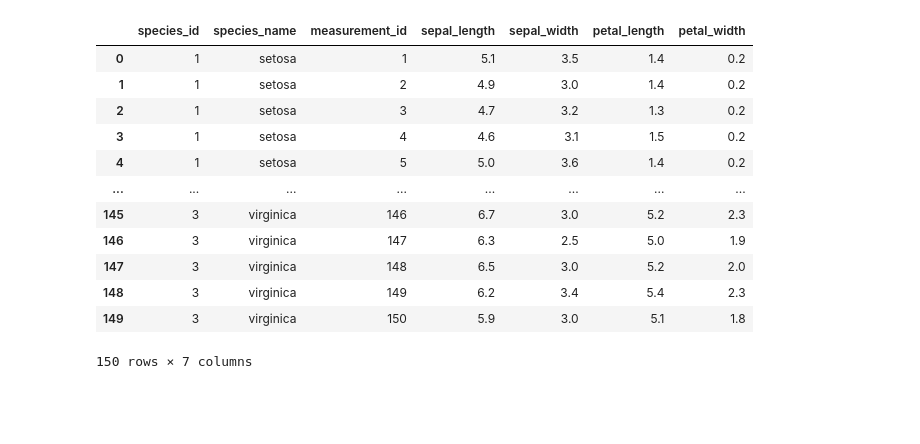
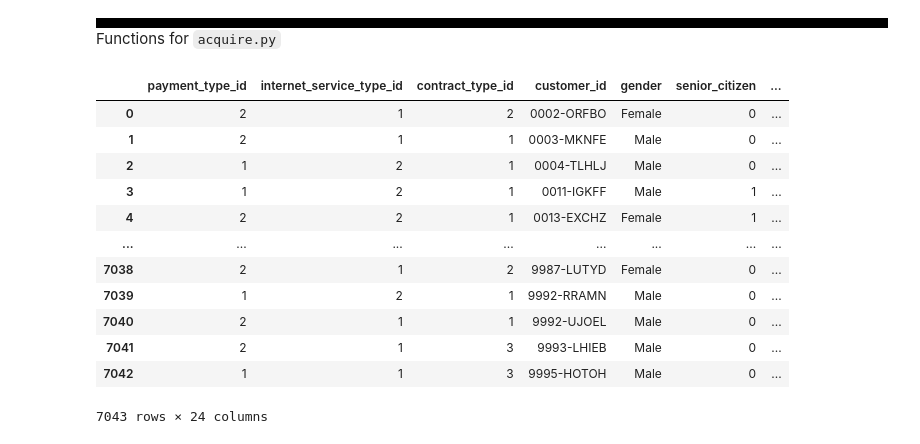
Before and after one commit to martin-reyes/5_classification-exercises, a Jupyter notebook: classification_exercises.ipynb, the cells around one changed output. Saved outputs shown, nothing was run; the diff lists cells and outputs as text; code cells hidden in the pictures; blank space fills up the shorter version.

Commit message:
data aquisition exercises done

```diff
--- a/classification_exercises.ipynb
+++ b/classification_exercises.ipynb
@@ -4,0 +132,2 @@ import os
+# %%
+df = pd.read_excel('data/train.xlsx')
@@ -5,3 +177,7 @@ import os
+# %% [markdown]
+<div style="border: 5px solid black;"></div>
+
+Functions for `acquire.py`
 # %%
 def get_connection(db, user=env.user, host=env.host, password=env.pwd):
     return f'mysql+pymysql://{user}:{password}@{host}/{db}'
@@ -36,19 +212,38 @@ def get_iris_data():
 
         # Return the dataframe to the calling code
         return df
+
+def get_telco_data():
+    filename = "data/telco_churn.csv"
+
+    if os.path.isfile(filename):
+        return pd.read_csv(filename)
+    else:
+        # read the SQL query into a dataframe
+        df = pd.read_sql('''SELECT * FROM customers
+                            JOIN contract_types USING (contract_type_id)
+                            JOIN internet_service_types USING (internet_service_type_id)
+                            JOIN payment_types USING (payment_type_id)''',
+                                                                 get_connection('telco_churn'))
+
+        # Write that dataframe to disk for later. Called "caching" the data for later.
+        df.to_csv(filename, index=False)
+
+        # Return the dataframe to the calling code
+        return df
-# %%
-get_iris_data()
-# %% [output]
-|  | species_id | species_name | measurement_id | sepal_length | sepal_width | petal_length | petal_width |
-| 0 | 1 | setosa | 1 | 5.1 | 3.5 | 1.4 | 0.2 |
-| 1 | 1 | setosa | 2 | 4.9 | 3.0 | 1.4 | 0.2 |
-| 2 | 1 | setosa | 3 | 4.7 | 3.2 | 1.3 | 0.2 |
-| 3 | 1 | setosa | 4 | 4.6 | 3.1 | 1.5 | 0.2 |
-| 4 | 1 | setosa | 5 | 5.0 | 3.6 | 1.4 | 0.2 |
-| ... | ... | ... | ... | ... | ... | ... | ... |
-| 145 | 3 | virginica | 146 | 6.7 | 3.0 | 5.2 | 2.3 |
-| 146 | 3 | virginica | 147 | 6.3 | 2.5 | 5.0 | 1.9 |
-| 147 | 3 | virginica | 148 | 6.5 | 3.0 | 5.2 | 2.0 |
-| 148 | 3 | virginica | 149 | 6.2 | 3.4 | 5.4 | 2.3 |
-| 149 | 3 | virginica | 150 | 5.9 | 3.0 | 5.1 | 1.8 |
-150 rows × 7 columns
+# %%
+get_telco_data()
+# %% [output]
+|  | payment_type_id | internet_service_type_id | contract_type_id | customer_id | gender | senior_citizen | ... |
+| 0 | 2 | 1 | 2 | 0002-ORFBO | Female | 0 | ... |
+| 1 | 2 | 1 | 1 | 0003-MKNFE | Male | 0 | ... |
+| 2 | 1 | 2 | 1 | 0004-TLHLJ | Male | 0 | ... |
+| 3 | 1 | 2 | 1 | 0011-IGKFF | Male | 1 | ... |
+| 4 | 2 | 2 | 1 | 0013-EXCHZ | Female | 1 | ... |
+| ... | ... | ... | ... | ... | ... | ... | ... |
+| 7038 | 2 | 1 | 2 | 9987-LUTYD | Female | 0 | ... |
+| 7039 | 1 | 2 | 1 | 9992-RRAMN | Male | 0 | ... |
+| 7040 | 2 | 1 | 1 | 9992-UJOEL | Male | 0 | ... |
+| 7041 | 2 | 1 | 3 | 9993-LHIEB | Male | 0 | ... |
+| 7042 | 1 | 1 | 3 | 9995-HOTOH | Male | 0 | ... |
+7043 rows × 24 columns
```
Also changed, not shown: parts of 22 cells of this notebook, 2 other files.
